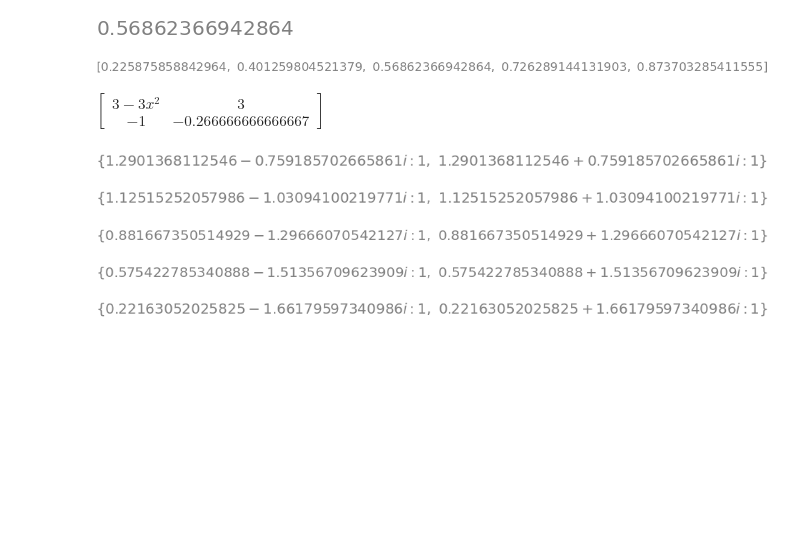
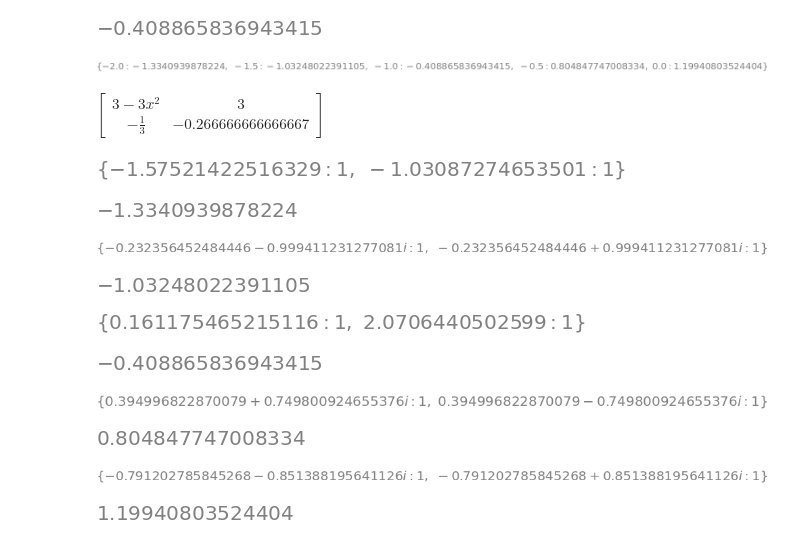
Before and after one commit to grantaguinaldo/ssie, a Jupyter notebook: ssie523/chapter-08-problems.ipynb, the cells around one changed output. Drawn from its saved outputs; the diff is of its cells as text; code cells hidden in the pictures; blank space fills up the shorter version.

```diff
--- a/ssie523/chapter-08-problems.ipynb
+++ b/ssie523/chapter-08-problems.ipynb
@@ -287,5 +349,13 @@ plt.show()
 # %%
 #Exercise 8.3
+
+from sympy import *
+import numpy as np
+import matplotlib.pyplot as plt
+%matplotlib inline
+
+init_printing()
+x, r = symbols('x r')
 
 init_printing()
 x, y, z, a, b, c = symbols('x y z a b c')
@@ -295,7 +365,7 @@ b = 0.8
 c = 3
 
 Xdot = c *(x - (x**3/3) + y + z)
-Ydot = -(x - a + (b*y/c))
+Ydot = -(x - a + b*y) / c
 # %%
 eq_pt = solve([Xdot, Ydot], (x, y))
 real_eq_pt = eq_pt[0][0]
@@ -306,37 +376,57 @@ eq_pt
 # %%
 real_eq_pt.subs(z, -1)
 # %% [output]
-[figure, old version]
+[figure, new version]
 # %%
 eq_points = [real_eq_pt.subs(z, each) for each in np.linspace(-2, 0, 5)]
-eq_points
+dict(zip(np.linspace(-2, 0, 5), eq_points))
 # %% [output]
-[figure, old version]
+[figure, new version]
 # %%
 J = Matrix([[Xdot.diff(x), Xdot.diff(y)],
             [Ydot.diff(x), Ydot.diff(y)]])
 J
 # %% [output]
-$\displaystyle \left[\begin{matrix}3 - 3 x^{2} & 3\\-1 & -0.266666666666667\end{matrix}\right]$
+$\displaystyle \left[\begin{matrix}3 - 3 x^{2} & 3\\- \frac{1}{3} & -0.266666666666667\end{matrix}\right]$
 # %%
 J.subs(x, eq_points[0]).eigenvals() #Unstable since Re(lambda) > 0
 # %% [output]
-[figure, old version]
+[figure, new version]
+# %%
+eq_points[0]
+# %% [output]
+[figure, added]
 # %%
 J.subs(x, eq_points[1]).eigenvals() #Unstable since Re(lambda) > 0
 # %% [output]
-[figure, old version]
+[figure, new version]
+# %%
+eq_points[1]
+# %% [output]
+[figure, added]
 # %%
 J.subs(x, eq_points[2]).eigenvals() #Unstable since Re(lambda) > 0
 # %% [output]
-[figure, old version]
+[figure, new version]
+# %%
+eq_points[2]
+# %% [output]
+[figure, added]
 # %%
 J.subs(x, eq_points[3]).eigenvals() #Unstable since Re(lambda) > 0
 # %% [output]
 [figure]
+# %%
+eq_points[3]
+# %% [output]
+[figure, added]
 # %%
 J.subs(x, eq_points[4]).eigenvals() #Unstable since Re(lambda) > 0
 # %% [output]
-[figure, old version]
+[figure, new version]
+# %%
+eq_points[4]
+# %% [output]
+[figure, added]
 # %%
 #Need to find value of z that makes the Re(lamba) = 0.
```
Also changed, not shown: parts of 34 cells of this notebook.
